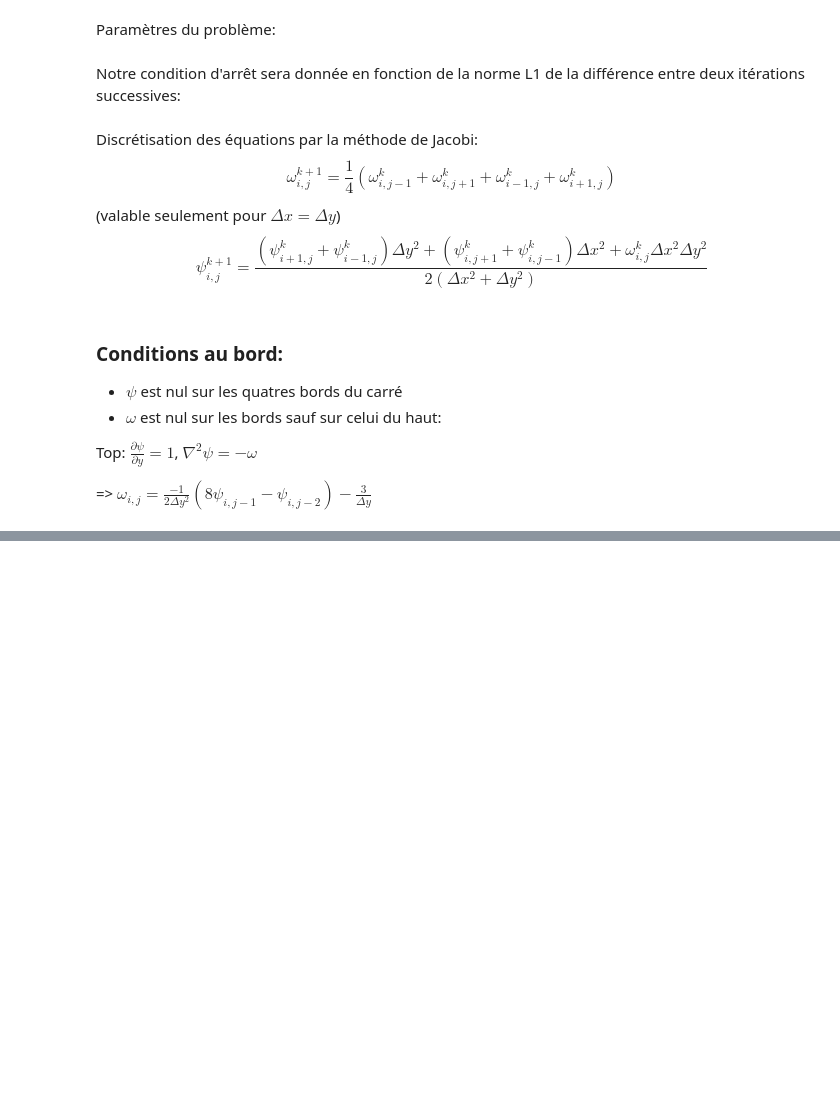
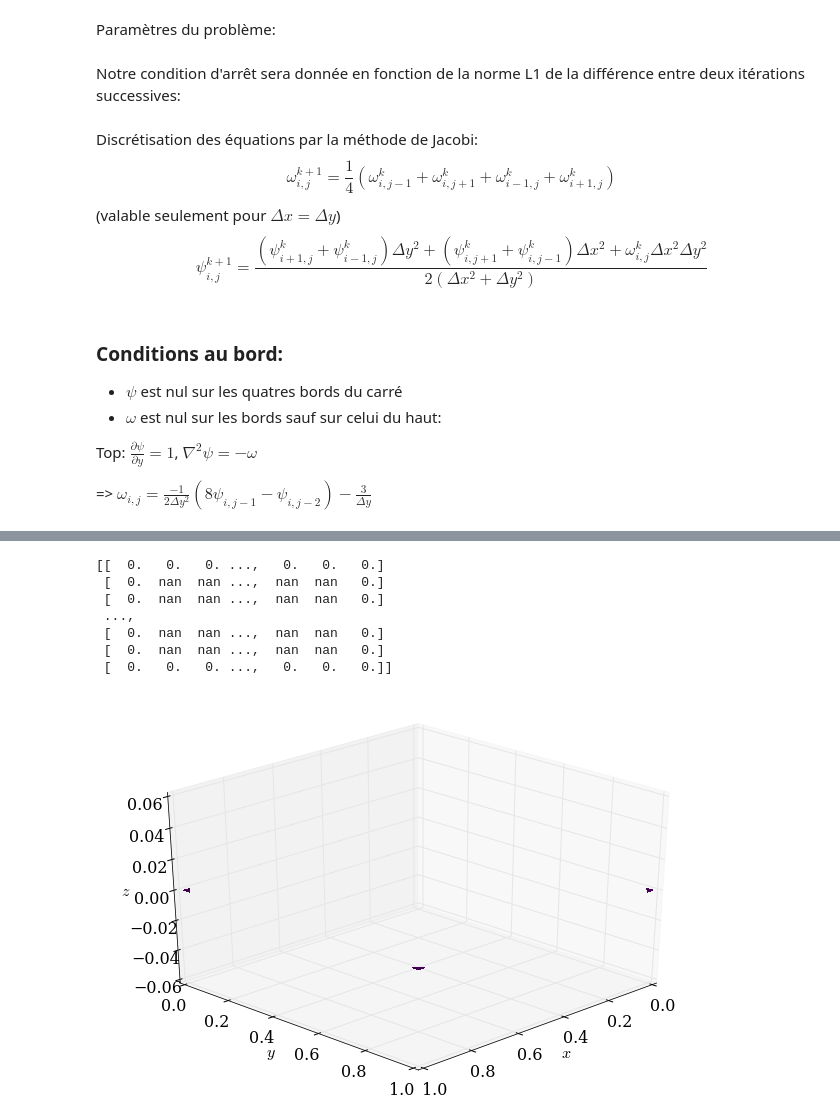
Before and after one commit to be-rays/Module5-StokesFlow, a Jupyter notebook: StokesFlow.ipynb, the cells around one changed output, grey strips where cells are left out. Drawn from its saved outputs; the diff is of its cells as text; code cells hidden in the pictures; blank space fills up the shorter version.

```diff
--- a/StokesFlow.ipynb
+++ b/StokesFlow.ipynb
@@ -228,3 +232,11 @@ def stokesGauss(w,psi):
 
     print(iterations,l1norm_w,l1norm_psi)
     return psi
+# %%
+x = numpy.linspace(0,1,nx)
+y = numpy.linspace(0,1,ny)
+
+w=numpy.zeros((nx,ny))
+psi2=numpy.zeros((nx,ny))
+w[1:-1,-1]=-3/dy
+psi2= stokesGauss(w.copy(),psi2.copy())
@@ -261,0 +316,9 @@ plot_3D(x,y,psi)
+# %%
+x = numpy.linspace(0,1,nx)
+y = numpy.linspace(0,1,ny)
+
+w=numpy.zeros((nx,ny))
+psi=numpy.zeros((nx,ny))
+w[1:-1,-1]=-3/dy
+psi= stokessor(w.copy(),psi.copy(),1.18)
+plot_3D(x,y,psi)
@@ -261,0 +402,19 @@ plot_3D(x,y,psi)
+# %%
+#%%timeit
+x = numpy.linspace(0,1,nx)
+y = numpy.linspace(0,1,ny)
+
+w=numpy.zeros((nx,ny))
+psi=numpy.zeros((nx,ny))
+w[1:-1,-1]=-3/dy
+psi= steep_des(w.copy(),psi.copy())
+plot_3D(x,y,psi)
+# %% [output]
+[[  0.   0.   0. ...,   0.   0.   0.]
+ [  0.  nan  nan ...,  nan  nan   0.]
+ [  0.  nan  nan ...,  nan  nan   0.]
+ ...,
+ [  0.  nan  nan ...,  nan  nan   0.]
+ [  0.  nan  nan ...,  nan  nan   0.]
+ [  0.   0.   0. ...,   0.   0.   0.]]
+[figure, added]
```
Also changed, not shown: parts of 12 cells of this notebook.
